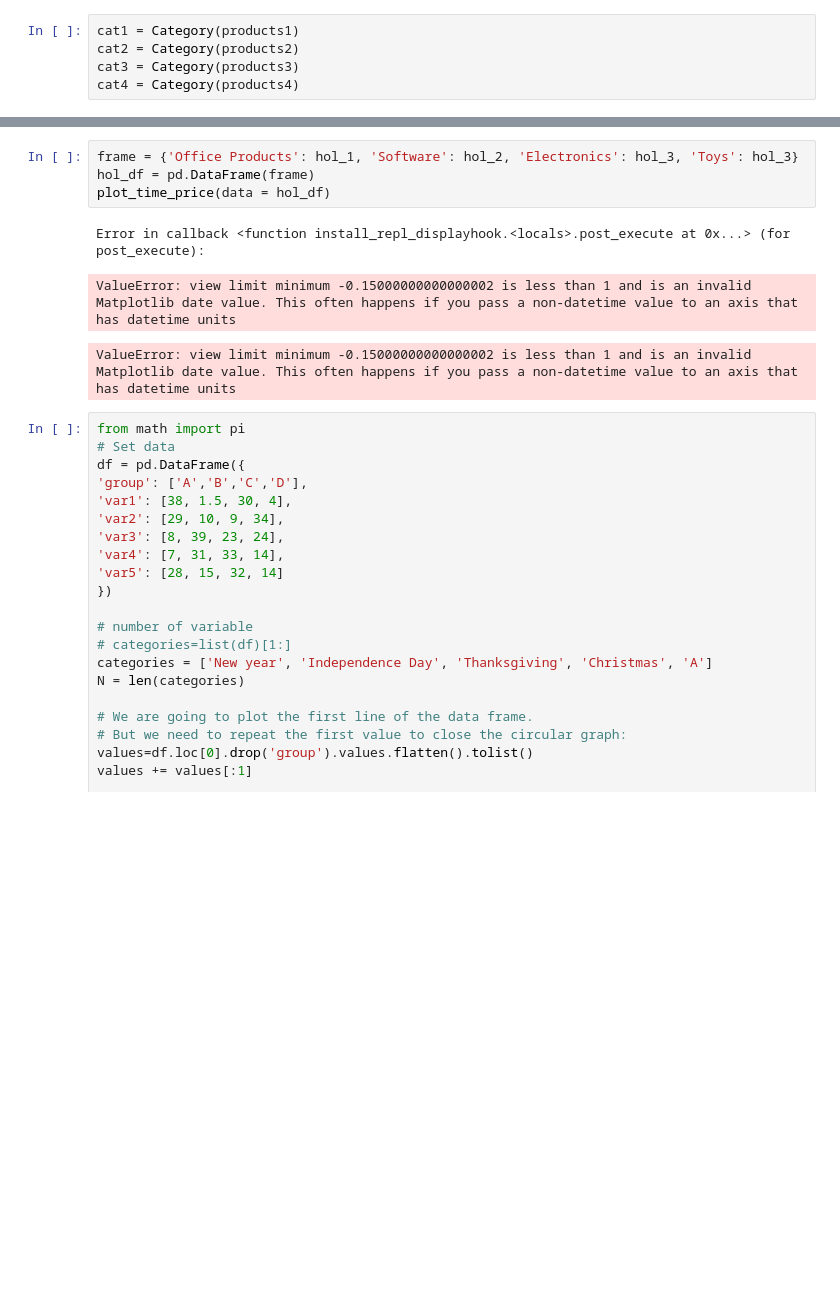
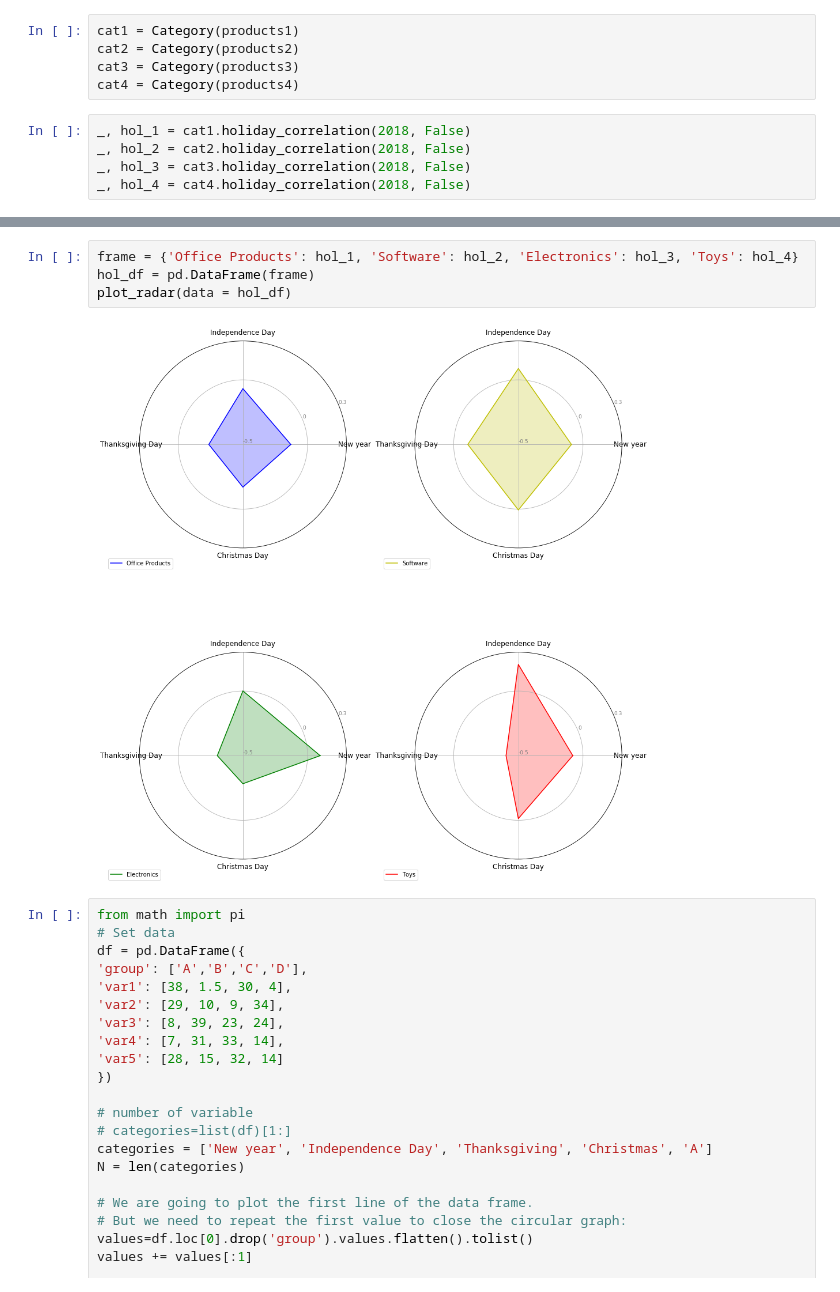
Before and after one commit to ddl004/ECE-143-Amazon-Price-History-Analysis, a Jupyter notebook: Category Class.ipynb, the cells around one changed output, grey strips where cells are left out. Drawn from its saved outputs; the diff is of its cells as text; blank space fills up the shorter version.

```diff
--- a/Category Class.ipynb
+++ b/Category Class.ipynb
@@ -206,4 +245,9 @@ cat1 = Category(products1)
 cat2 = Category(products2)
 cat3 = Category(products3)
 cat4 = Category(products4)
+# %%
+_, hol_1 = cat1.holiday_correlation(2018, False)
+_, hol_2 = cat2.holiday_correlation(2018, False)
+_, hol_3 = cat3.holiday_correlation(2018, False)
+_, hol_4 = cat4.holiday_correlation(2018, False)
 # %%
@@ -224,11 +264,9 @@ plot_time_price(data = time_price_df)
 # %%
-frame = {'Office Products': hol_1, 'Software': hol_2, 'Electronics': hol_3, 'Toys': hol_3}
+frame = {'Office Products': hol_1, 'Software': hol_2, 'Electronics': hol_3, 'Toys': hol_4}
 hol_df = pd.DataFrame(frame)
-plot_time_price(data = hol_df)
+plot_radar(data = hol_df)
 # %% [output]
-Error in callback <function install_repl_displayhook.<locals>.post_execute at 0x...> (for post_execute):
-ValueError: view limit minimum -0.15000000000000002 is less than 1 and is an invalid Matplotlib date value. This often happens if you pass a non-datetime value to an axis that has datetime units
-ValueError: view limit minimum -0.15000000000000002 is less than 1 and is an invalid Matplotlib date value. This often happens if you pass a non-datetime value to an axis that has datetime units
+[figure, added]
 # %%
 from math import pi
 # Set data
```
Also changed, not shown: parts of 4 cells of this notebook, 6 other files.
